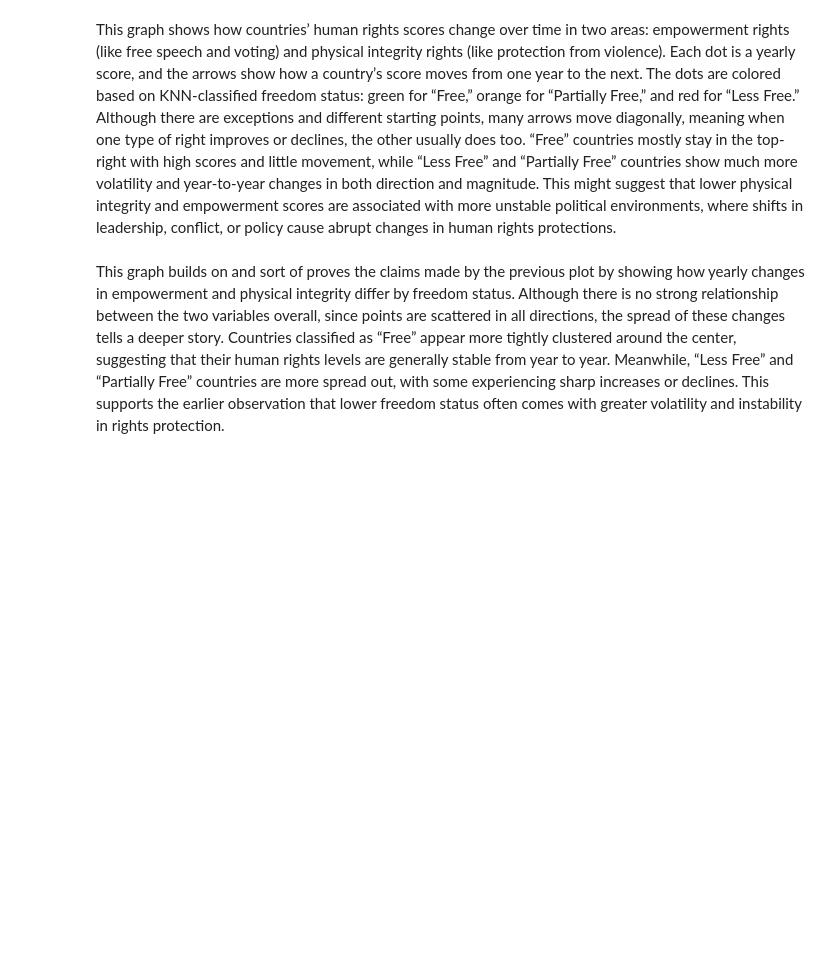
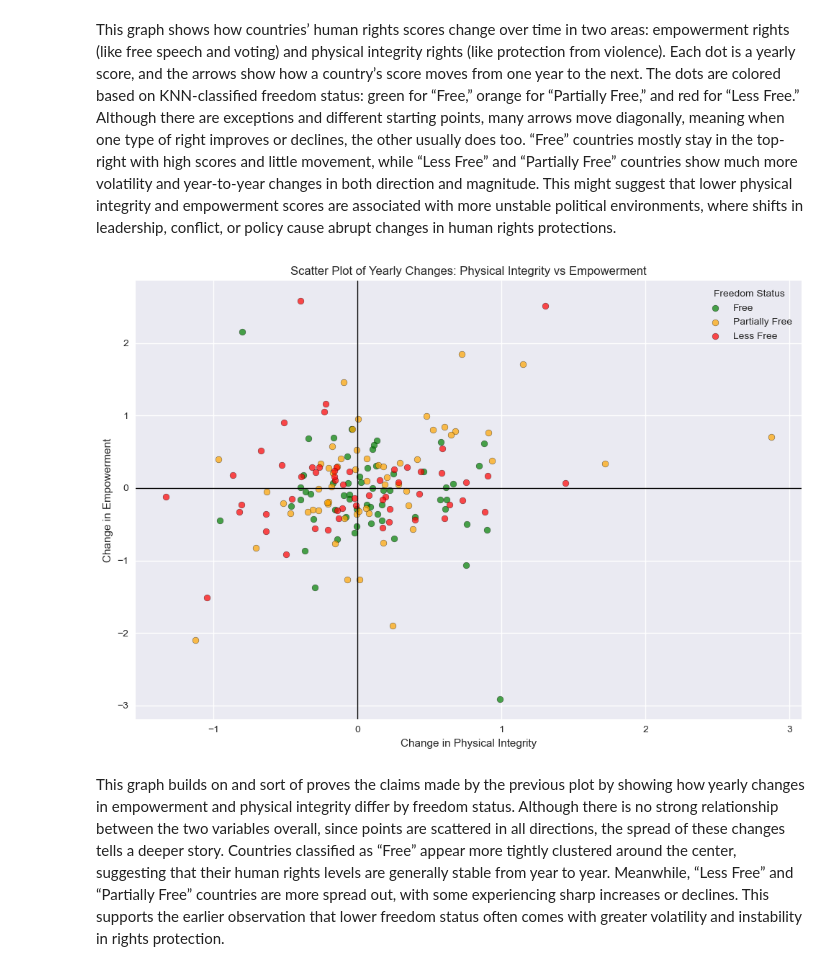
Before and after one commit to UhanWu/qtm151-s25, a Jupyter notebook: final_projects/group11finalproject.ipynb, the cells around one changed output. Drawn from its saved outputs; the diff is of its cells as text; code cells hidden in the pictures; blank space fills up the shorter version.

```diff
--- a/final_projects/group11finalproject.ipynb
+++ b/final_projects/group11finalproject.ipynb
@@ -86,60 +67,57 @@ fig.show()
 # %% [markdown]
 This graph shows how countries’ human rights scores change over time in two areas: empowerment rights (like free speech and voting) and physical integrity rights (like protection from violence). Each dot is a yearly score, and the arrows show how a country’s score moves from one year to the next. The dots are colored based on KNN-classified freedom status: green for “Free,” orange for “Partially Free,” and red for “Less Free.” Although there are exceptions and different starting points, many arrows move diagonally, meaning when one type of right improves or declines, the other usually does too. “Free” countries mostly stay in the top-right with high scores and little movement, while “Less Free” and “Partially Free” countries show much more volatility and year-to-year changes in both direction and magnitude. This might suggest that lower physical integrity and empowerment scores are associated with more unstable political environments, where shifts in leadership, conflict, or policy cause abrupt changes in human rights protections.
 # %%
-
 df1 = pd.read_csv('csv files/cpr.csv')
 df = df1[['country', 'year', 'physint_mean', 'empower_mean']].dropna()
 df = df.sort_values(['country', 'year'])
 
 X = df[['physint_mean', 'empower_mean']]
 
 scaler = StandardScaler()
 X_scaled = scaler.fit_transform(X)
 
-knn = KNeighborsClassifier(n_neighbors=3)
-from sklearn.cluster import KMeans
-
 kmeans = KMeans(n_clusters=3, random_state=0)
 cluster_labels = kmeans.fit_predict(X_scaled)
 
 centers = kmeans.cluster_centers_
 center_scores = [sum(center) for center in centers]
-sorted_indices = sorted(range(3), key=lambda i: center_scores[i])  # ascending
+sorted_indices = sorted(range(3), key=lambda i: center_scores[i])
 
 label_map = {
     sorted_indices[0]: "Less Free",
     sorted_indices[1]: "Partially Free",
     sorted_indices[2]: "Free"
 }
 df['freedom_status'] = [label_map[label] for label in cluster_labels]
 
 df['physint_change'] = df.groupby('country')['physint_mean'].diff()
 df['empower_change'] = df.groupby('country')['empower_mean'].diff()
-
 df_change = df.dropna(subset=['physint_change', 'empower_change'])
 
-fig = px.scatter(
-    df_change,
-    x='physint_change',
-    y='empower_change',
-    color='freedom_status',
-    hover_data=['country', 'year'],
-    title='Scatter Plot of Yearly Changes: Physical Integrity vs Empowerment',
-    labels={
-        'physint_change': 'Change in Physical Integrity',
-        'empower_change': 'Change in Empowerment'
-    },
-    width=850,
-    height=600
-)
+status_colors = {
+    'Free': 'green',
+    'Partially Free': 'orange',
+    'Less Free': 'red'
+}
 
-fig.update_layout(
-    template='plotly_white',
-    xaxis=dict(zeroline=True, zerolinewidth=2, zerolinecolor='black'),
-    yaxis=dict(zeroline=True, zerolinewidth=2, zerolinecolor='black')
-)
+plt.figure(figsize=(10, 7))
 
-fig.show()
+for status, color in status_colors.items():
+    subset = df_change[df_change['freedom_status'] == status]
+    plt.scatter(subset['physint_change'], subset['empower_change'],
+                c=color, label=status, alpha=0.7, edgecolor='k', s=40)
+
+plt.axhline(0, color='black', linewidth=1)
+plt.axvline(0, color='black', linewidth=1)
+plt.title('Scatter Plot of Yearly Changes: Physical Integrity vs Empowerment')
+plt.xlabel('Change in Physical Integrity')
+plt.ylabel('Change in Empowerment')
+plt.legend(title='Freedom Status')
+plt.grid(True)
+plt.tight_layout()
+plt.show()
+# %% [output]
+[figure, added]
 # %% [markdown]
 This graph builds on and sort of proves the claims made by the previous plot by showing how yearly changes in empowerment and physical integrity differ by freedom status. Although there is no strong relationship between the two variables overall, since points are scattered in all directions, the spread of these changes tells a deeper story. Countries classified as “Free” appear more tightly clustered around the center, suggesting that their human rights levels are generally stable from year to year. Meanwhile, “Less Free” and “Partially Free” countries are more spread out, with some experiencing sharp increases or declines. This supports the earlier observation that lower freedom status often comes with greater volatility and instability in rights protection.
 # %%
```
Also changed, not shown: parts of 3 cells of this notebook, 1 other file.
